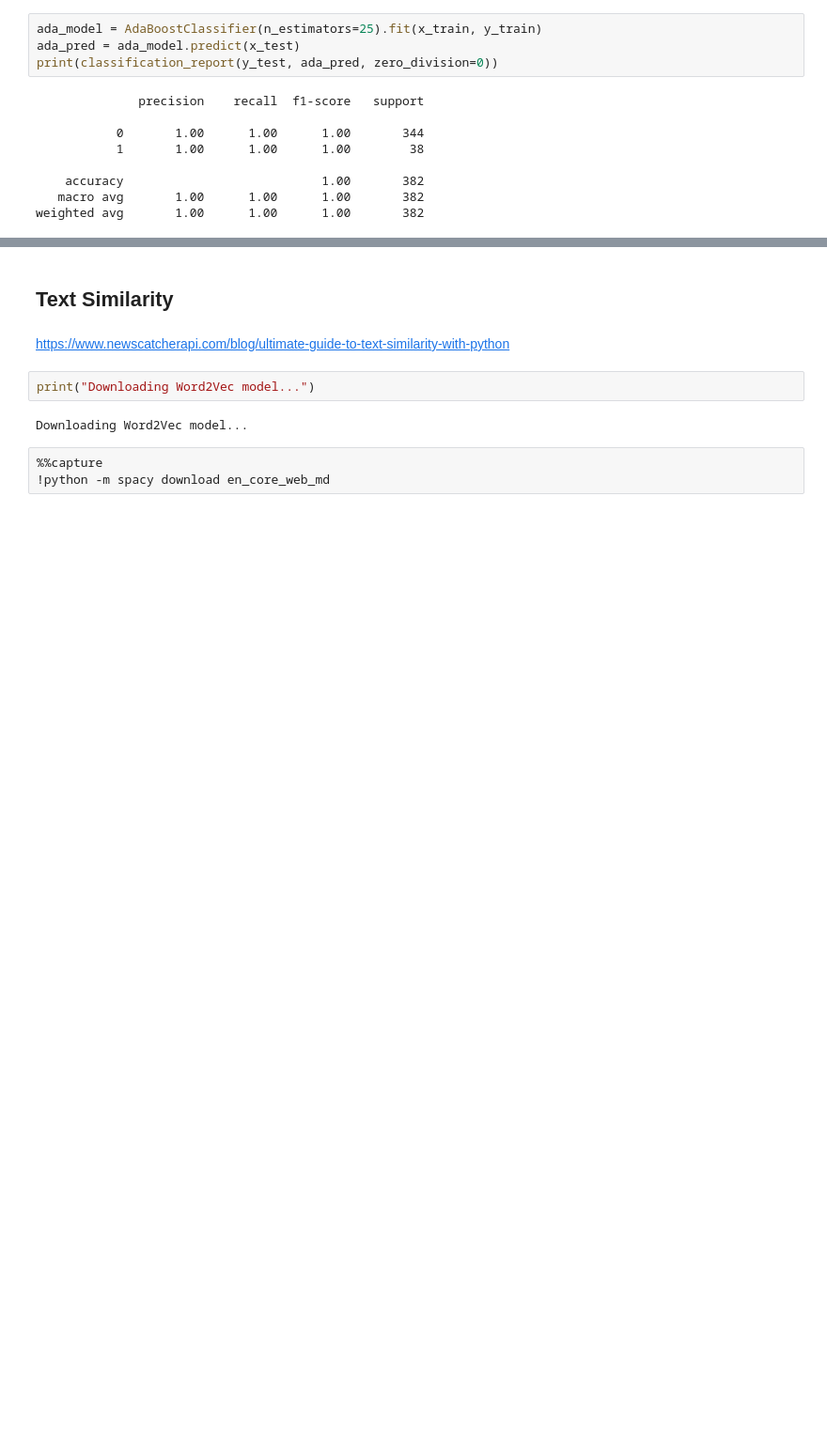
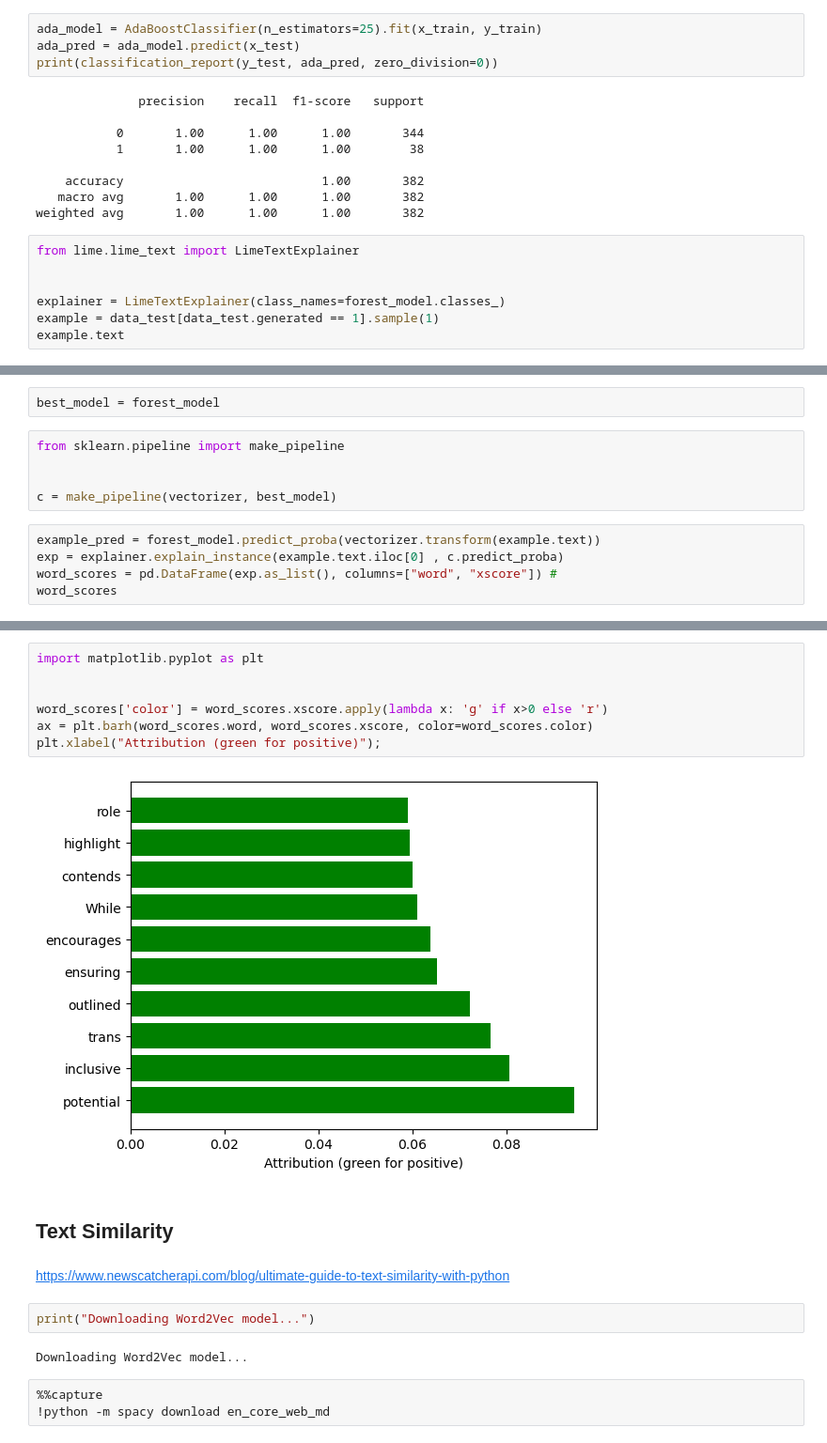
Before and after one commit to dimits-ts/practical_data_science, a Jupyter notebook: llm_detection/notebooks/llm_detection.ipynb, the cells around one changed output, grey strips where cells are left out. Shown: that part at 94% size. Cells and saved outputs as stored; diff of their text form; blank space fills up the shorter version.

```diff
--- a/llm_detection/notebooks/llm_detection.ipynb
+++ b/llm_detection/notebooks/llm_detection.ipynb
@@ -321,3 +321,10 @@ print(classification_report(y_test, ada_pred, zero_division=0))
     accuracy                           1.00       382
    macro avg       1.00      1.00      1.00       382
 weighted avg       1.00      1.00      1.00       382
+# %%
+from lime.lime_text import LimeTextExplainer
+
+
+explainer = LimeTextExplainer(class_names=forest_model.classes_)
+example = data_test[data_test.generated == 1].sample(1)
+example.text
@@ -323,0 +334,12 @@ weighted avg       1.00      1.00      1.00       382
+# %%
+best_model = forest_model
+# %%
+from sklearn.pipeline import make_pipeline
+
+
+c = make_pipeline(vectorizer, best_model)
+# %%
+example_pred = forest_model.predict_proba(vectorizer.transform(example.text))
+exp = explainer.explain_instance(example.text.iloc[0] , c.predict_proba)
+word_scores = pd.DataFrame(exp.as_list(), columns=["word", "xscore"]) #
+word_scores
@@ -324,3 +358,12 @@ weighted avg       1.00      1.00      1.00       382
+# %%
+import matplotlib.pyplot as plt
+
+
+word_scores['color'] = word_scores.xscore.apply(lambda x: 'g' if x>0 else 'r')
+ax = plt.barh(word_scores.word, word_scores.xscore, color=word_scores.color)
+plt.xlabel("Attribution (green for positive)");
+# %% [output]
+[figure, added]
 # %% [markdown]
 ## Text Similarity
 # %% [markdown]
```
Also changed, not shown: parts of 14 cells of this notebook.
